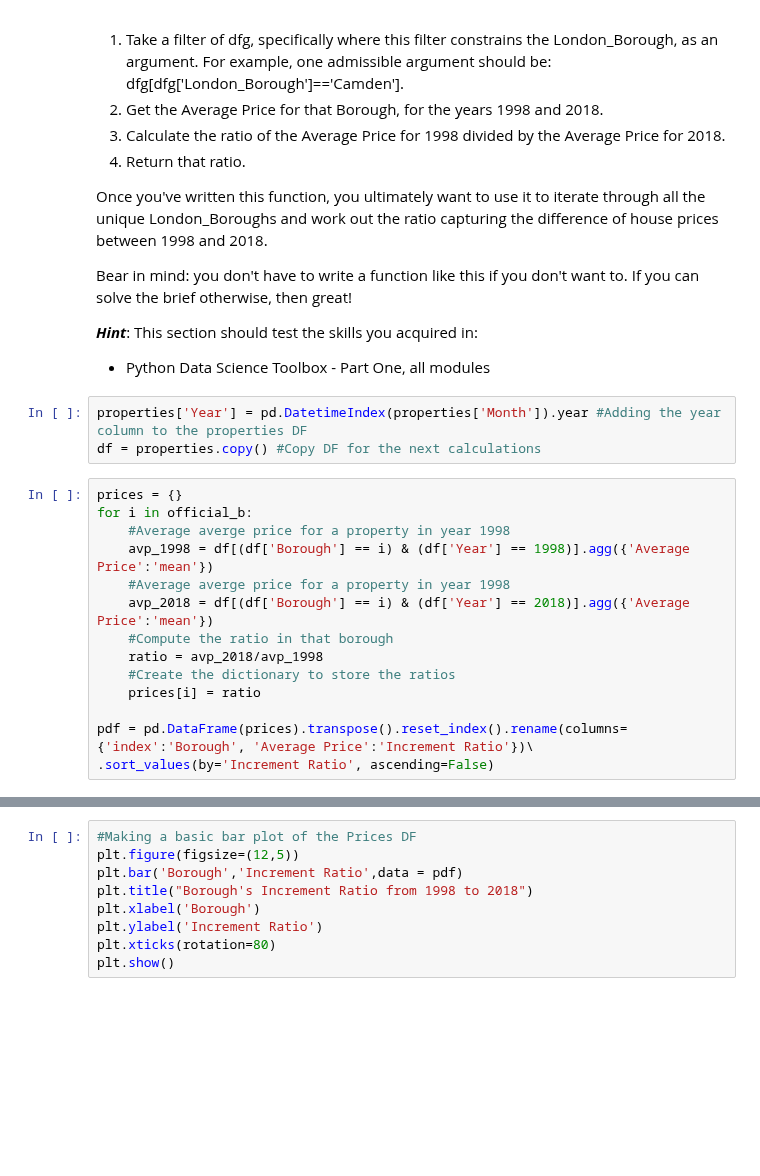
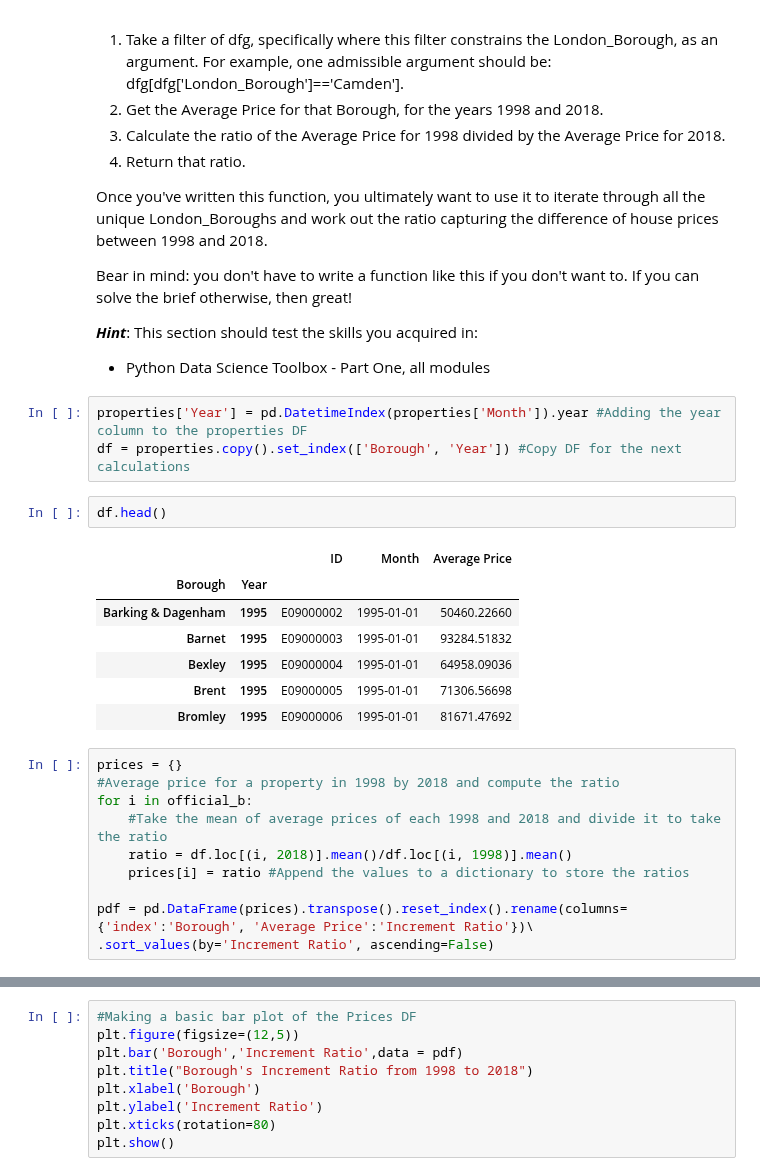
Before and after one commit to pablo-git8/Springboard-DS-Career-Track, a Jupyter notebook: Unit-4-Challenge-Tier-3_solvedSP.ipynb, the cells around one changed output, grey strips where cells are left out. Drawn from its saved outputs; the diff is of its cells as text; blank space fills up the shorter version.

```diff
--- a/Unit-4-Challenge-Tier-3_solvedSP.ipynb
+++ b/Unit-4-Challenge-Tier-3_solvedSP.ipynb
@@ -414,18 +408,24 @@ Bear in mind: you don't have to write a function like this if you don't want to.
 - Python Data Science Toolbox - Part One, all modules
 # %%
 properties['Year'] = pd.DatetimeIndex(properties['Month']).year #Adding the year column to the properties DF
-df = properties.copy() #Copy DF for the next calculations
+df = properties.copy().set_index(['Borough', 'Year']) #Copy DF for the next calculations
+# %%
+df.head()
+# %% [output]
+|  |  | ID | Month | Average Price |
+| Borough | Year |  |  |  |
+| Barking & Dagenham | 1995 | E09000002 | 1995-01-01 | 50460.22660 |
+| Barnet | 1995 | E09000003 | 1995-01-01 | 93284.51832 |
+| Bexley | 1995 | E09000004 | 1995-01-01 | 64958.09036 |
+| Brent | 1995 | E09000005 | 1995-01-01 | 71306.56698 |
+| Bromley | 1995 | E09000006 | 1995-01-01 | 81671.47692 |
 # %%
 prices = {}
+#Average price for a property in 1998 by 2018 and compute the ratio
 for i in official_b:
-    #Average averge price for a property in year 1998
-    avp_1998 = df[(df['Borough'] == i) & (df['Year'] == 1998)].agg({'Average Price':'mean'})
-    #Average averge price for a property in year 1998
-    avp_2018 = df[(df['Borough'] == i) & (df['Year'] == 2018)].agg({'Average Price':'mean'})
-    #Compute the ratio in that borough
-    ratio = avp_2018/avp_1998
-    #Create the dictionary to store the ratios
-    prices[i] = ratio
+    #Take the mean of average prices of each 1998 and 2018 and divide it to take the ratio
+    ratio = df.loc[(i, 2018)].mean()/df.loc[(i, 1998)].mean()
+    prices[i] = ratio #Append the values to a dictionary to store the ratios
 
 pdf = pd.DataFrame(prices).transpose().reset_index().rename(columns={'index':'Borough', 'Average Price':'Increment Ratio'})\
 .sort_values(by='Increment Ratio', ascending=False)
```
Also changed, not shown: parts of 8 cells of this notebook.
